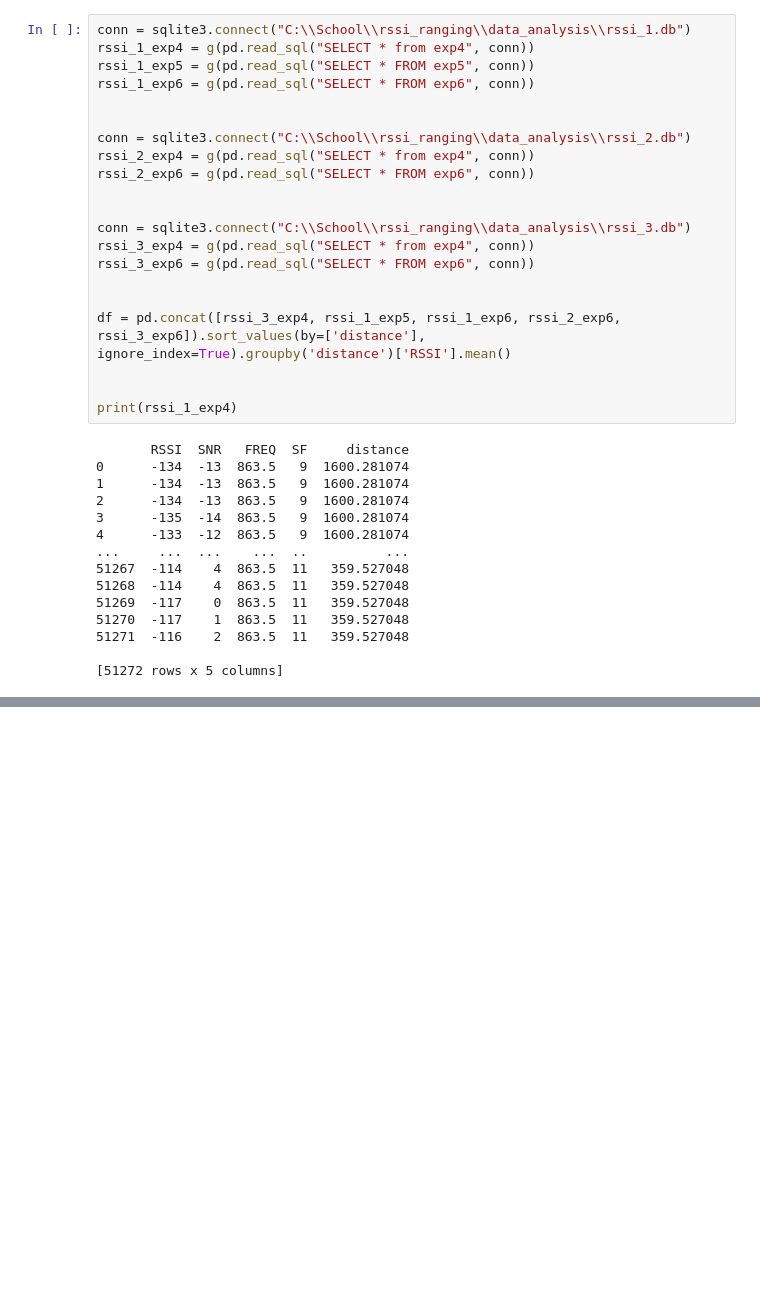
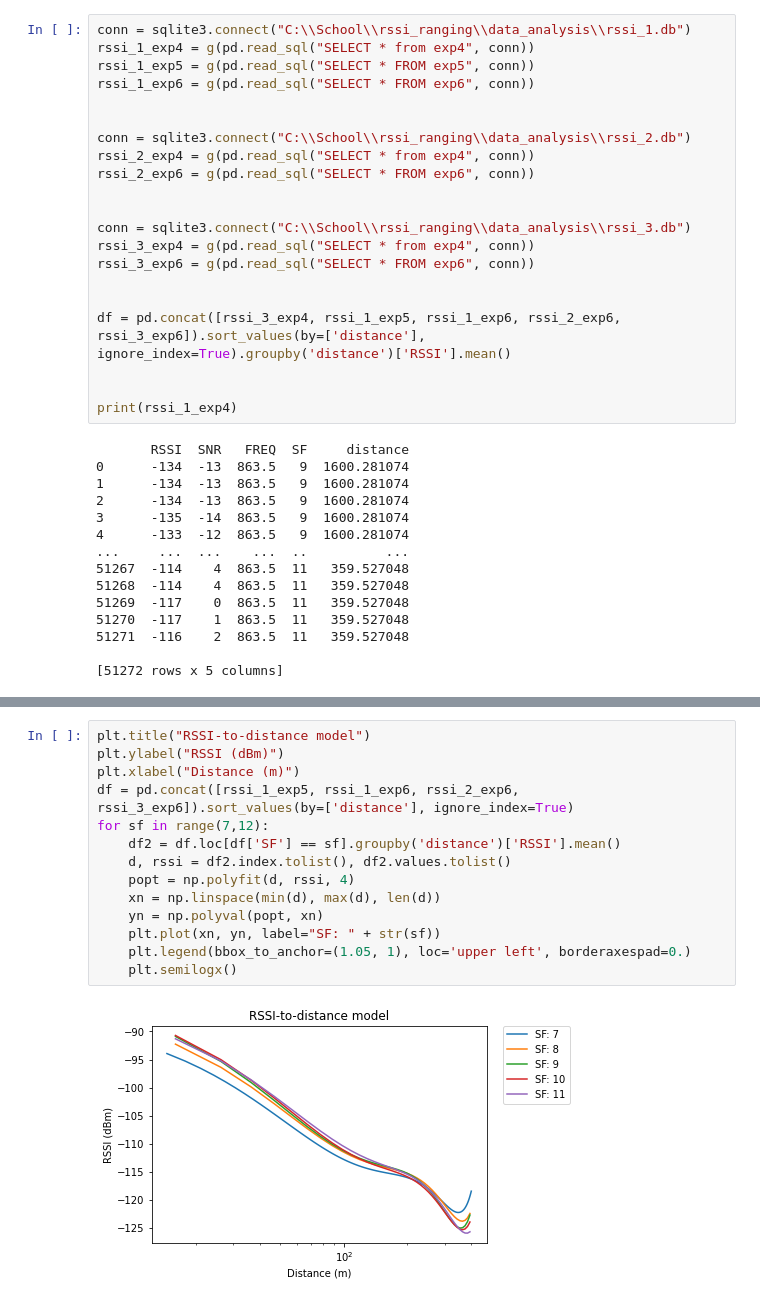
Before and after one commit to PieterSchumacher/rssi_ranging, a Jupyter notebook: data_analysis/data_analysis.ipynb, the cells around one changed output, grey strips where cells are left out. Drawn from its saved outputs; the diff is of its cells as text; blank space fills up the shorter version.

```diff
--- a/data_analysis/data_analysis.ipynb
+++ b/data_analysis/data_analysis.ipynb
@@ -77,0 +69,16 @@ AttributeError: 'DataFrameGroupBy' object has no attribute 'groupby'
+# %%
+plt.title("RSSI-to-distance model")
+plt.ylabel("RSSI (dBm)")
+plt.xlabel("Distance (m)")
+df = pd.concat([rssi_1_exp5, rssi_1_exp6, rssi_2_exp6, rssi_3_exp6]).sort_values(by=['distance'], ignore_index=True)
+for sf in range(7,12):
+    df2 = df.loc[df['SF'] == sf].groupby('distance')['RSSI'].mean()
+    d, rssi = df2.index.tolist(), df2.values.tolist()
+    popt = np.polyfit(d, rssi, 4)
+    xn = np.linspace(min(d), max(d), len(d))
+    yn = np.polyval(popt, xn)
+    plt.plot(xn, yn, label="SF: " + str(sf))
+    plt.legend(bbox_to_anchor=(1.05, 1), loc='upper left', borderaxespad=0.)
+    plt.semilogx()
+# %% [output]
+[figure, added]
```
Also changed, not shown: parts of 4 cells of this notebook.
